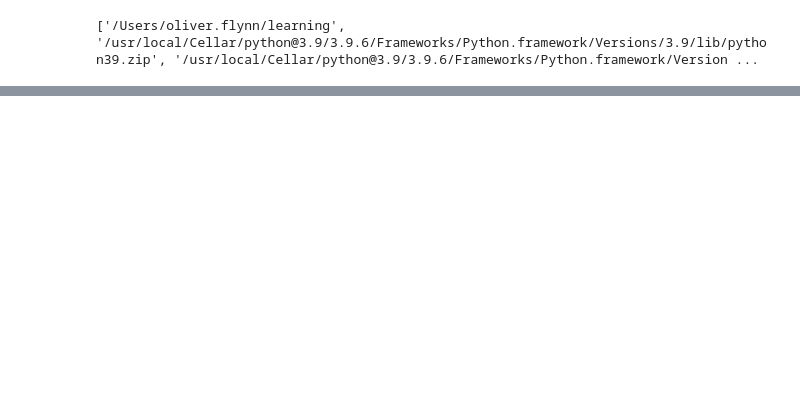
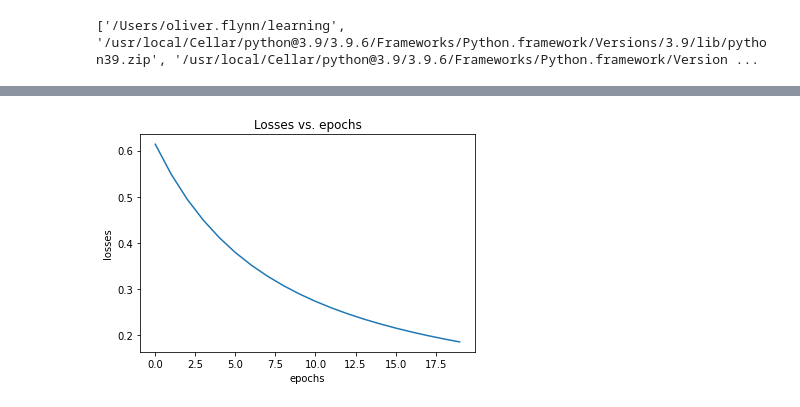
Before and after one commit to olwflynn/Learning, a Jupyter notebook: Components of autonomous intelligence.ipynb, the cells around one changed output, grey strips where cells are left out. Drawn from its saved outputs; the diff is of its cells as text; code cells hidden in the pictures; blank space fills up the shorter version.

```diff
--- a/Components of autonomous intelligence.ipynb
+++ b/Components of autonomous intelligence.ipynb
@@ -104,8 +90,8 @@ def logistic_fn(theta, X):
 # import numpy as np
 
 # test_obs = np.arange(6).reshape(2, 3)/6
-test_obs = np.ones(6).reshape(2,3)*0.99
-test_weights = np.ones(3).reshape(3, 1)*0.1
+test_obs = np.random.rand(50,3)
+test_weights = np.ones(3).reshape(3, 1)
 N = test_obs.shape[0]
 test_labels = np.ones(N).reshape(N, 1)
 
@@ -129,6 +142,7 @@ def x_entropy_loss(theta, X, y):
     # theta is array of weights of shape (k, 1)
     # X is matrix of sample observations of shape (N, k)
     # y is array of sample labels of shape (N, 1)
+    # y can be one of c classes
 
     # Calculate H(p, q).
     # Given a set of observations, X = (x_0, x_1, ...) with N rows, we calculate the loss function such that it
@@ -148,16 +162,24 @@ def x_entropy_loss(theta, X, y):
     # change to matrix multiplication of X, theta and y
 
     # can also use * for element-wise multiplication
+#     print(np.log(logistic_fn(theta, X)), '--- log pred probs', y, '--- label')
+#     print(np.ones(N).reshape(N, 1)-y, '1-y part of second summand')
+#     print(np.multiply(np.ones(N).reshape(N, 1)-y, np.log(np.ones(N).reshape(N, 1)-logistic_fn(theta, X))), '--- second summand total')
     sample_entropy_matrix = -np.multiply(y,np.log(logistic_fn(theta, X))) + \
     np.multiply(np.ones(N).reshape(N, 1)-y, np.log(np.ones(N).reshape(N, 1)-logistic_fn(theta, X)))
 
-    print("sample_entropy_matrix: \n",sample_entropy_matrix)
+    # check if nans due to log_fn exploding. Need to handle as zeroes should cancel out inf but dont
+    sample_entropy_matrix = np.nan_to_num(sample_entropy_matrix)
+#     print("sample_entropy_matrix: \n",sample_entropy_matrix)
+
+    ### Theta @ X is too big. Maybe try init theta much much lower
 
     H = (1/N)*(np.ones(N).reshape(1,N)@sample_entropy_matrix)
+#     print("H: \n", H[0][0])
 
-    print("H: \n", H[0][0])
+#     print("predicted prob dist: \n", logistic_fn(theta, X))
 
-    print("predicted prob dist: \n", logistic_fn(theta, X))
+    return H[0][0]
 # %%
 x_entropy_loss(test_weights, test_obs, test_labels)
 # %% [output]
@@ -180,0 +340,6 @@ predicted prob dist:
+# %%
+log_reg = LogisticRegression(3)
+
+print(test_obs.shape, test_labels.shape, log_reg.theta.shape)
+print(test_labels[0])
+log_reg.train(test_obs, test_labels, 20, rec_losses=True)
@@ -180,0 +364,4 @@ predicted prob dist:
+# %%
+log_reg.plot()
+# %% [output]
+[figure, added]
```
Also changed, not shown: parts of 37 cells of this notebook, 1 other file.
